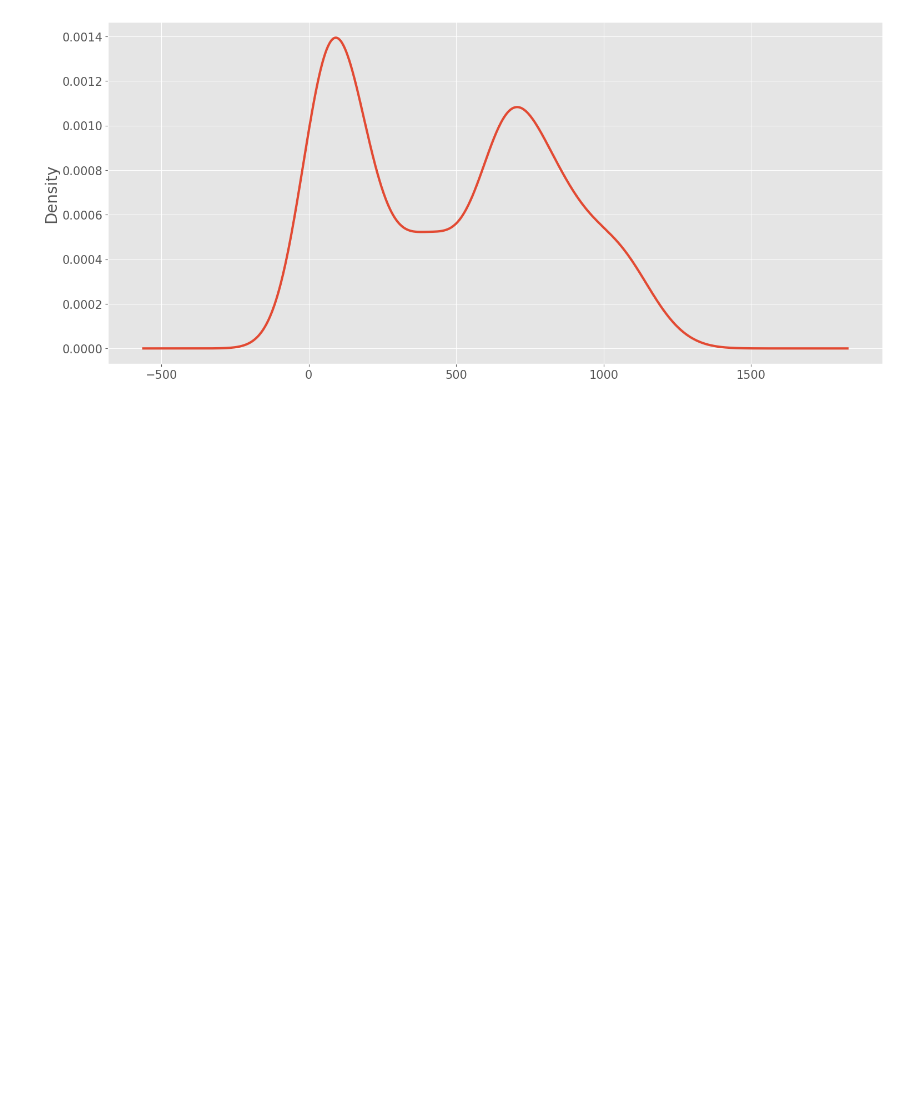
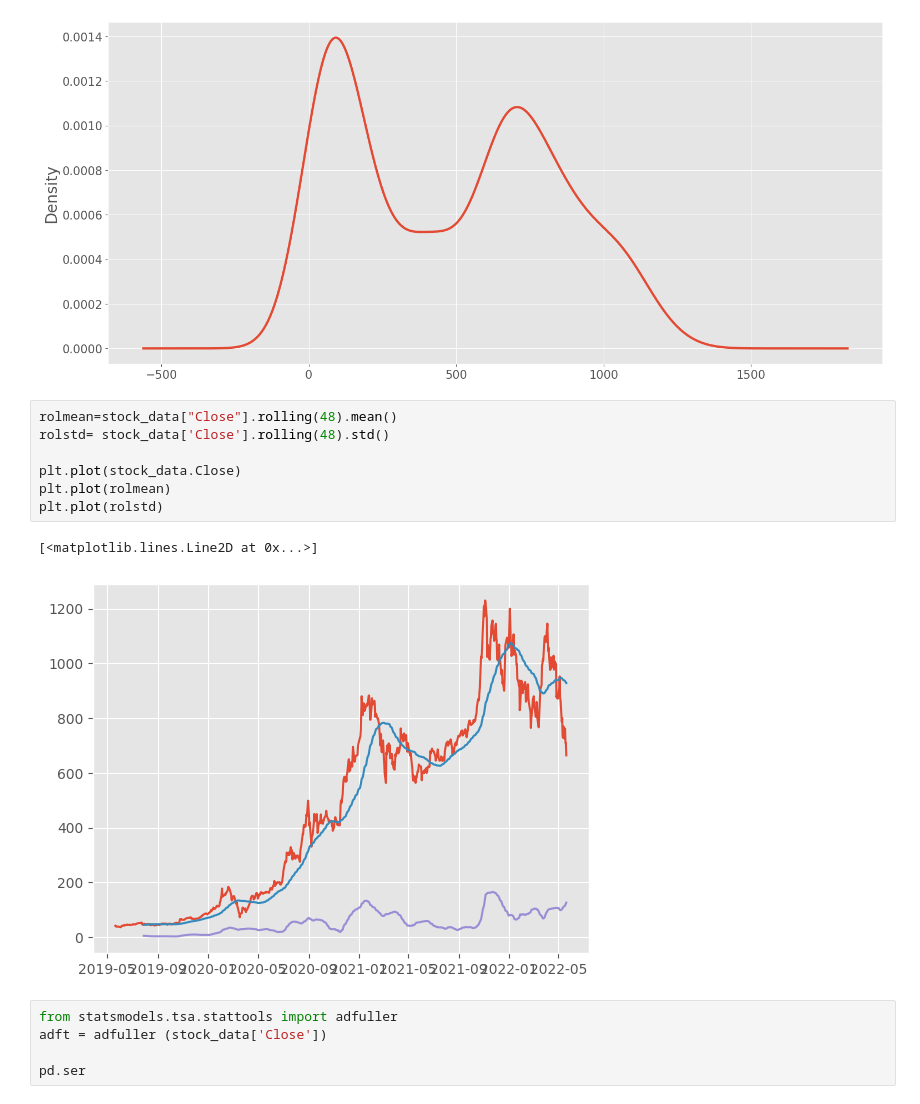
Before and after one commit to Monish-Nallagondalla/ML-Revision, a Jupyter notebook: Anomaly Detection and Time series/Timeseries_TSLA.ipynb, the cells around one changed output. Drawn from its saved outputs; the diff is of its cells as text; blank space fills up the shorter version.

```diff
--- a/Anomaly Detection and Time series/Timeseries_TSLA.ipynb
+++ b/Anomaly Detection and Time series/Timeseries_TSLA.ipynb
@@ -150,3 +150,18 @@ plt.yticks(fontsize = 15)
 plt.show()
 # %% [output]
 [figure]
+# %%
+rolmean=stock_data["Close"].rolling(48).mean()
+rolstd= stock_data['Close'].rolling(48).std()
+
+plt.plot(stock_data.Close)
+plt.plot(rolmean)
+plt.plot(rolstd)
+# %% [output]
+[<matplotlib.lines.Line2D at 0x...>]
+[figure, added]
+# %%
+from statsmodels.tsa.stattools import adfuller
+adft = adfuller (stock_data['Close'])
+
+pd.ser
```
